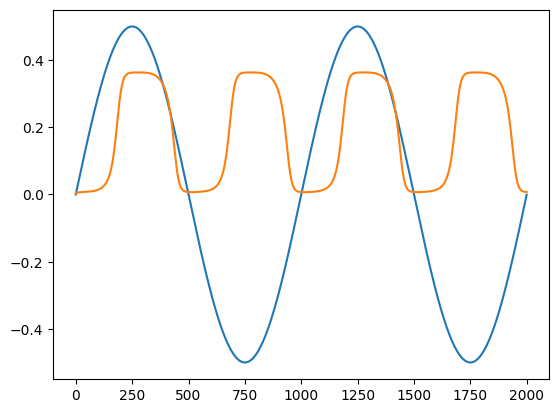
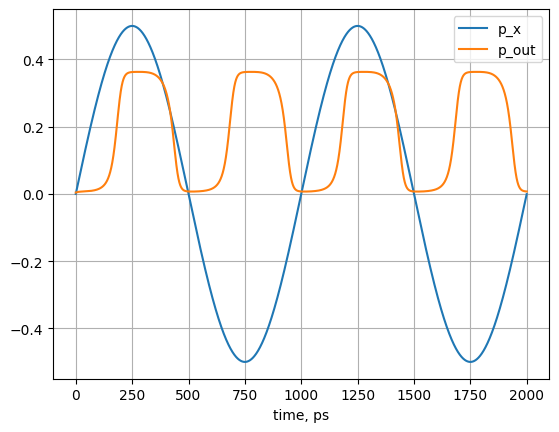
The change to this notebook cell's code, shown as a diff; its figure went from the first image to the second:
--- before
+++ after
@@ -1,7 +1,11 @@
 import matplotlib.pyplot as plt
-plt.plot(time, p_in / (2*math.pi))
-plt.plot(time, p_out / (2*math.pi))
+plt.plot(time, p_x / (2*math.pi),label='p_x')
+plt.xlabel('time, ps') 
+plt.plot(time, p_out / (2*math.pi),label='p_out')
+plt.legend()
+plt.grid()
 plt.show()
 plt.plot(time, p_B01 / (2*math.pi))
 plt.plot(time, p_B02 / (2*math.pi))
+plt.grid()
 plt.show()

Commit: Add files via upload